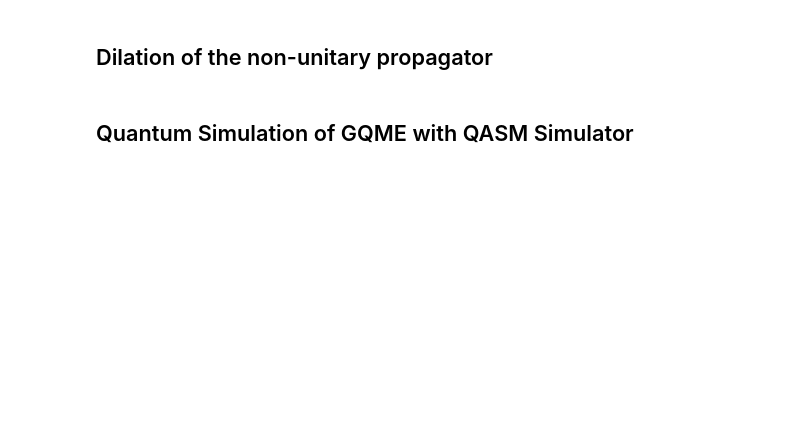
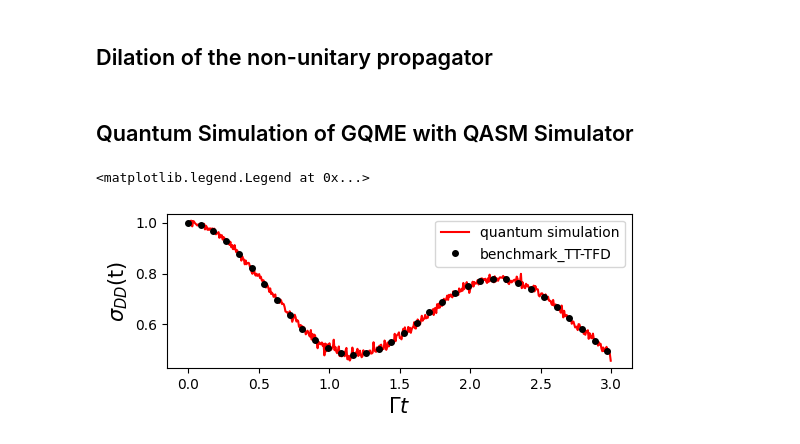
Before and after one commit to batistagroup/qflux, a Jupyter notebook: demos/tutorial/Part_IV.ipynb, the cells around one changed output. Saved outputs shown, nothing was run; the diff lists cells and outputs as text; code cells hidden in the pictures; blank space fills up the shorter version.

```diff
--- a/demos/tutorial/Part_IV.ipynb
+++ b/demos/tutorial/Part_IV.ipynb
@@ -168,7 +216,7 @@ if Is_run_dynamics:
 # %%
 def cal_F():
     #read the propagator data from files
-    timeVec,U = wr.read_superoper_array(pa.TIME_STEPS,"QFlux/GQME/U_Output/U_")
+    timeVec,U = wr.read_superoper_array(pa.TIME_STEPS,folder_path+"/qflux/GQME/U_Output/U_")
 
     F = np.zeros((pa.TIME_STEPS, pa.DOF_E_SQ, pa.DOF_E_SQ), dtype=np.complex128)
     Fdot = np.zeros((pa.TIME_STEPS, pa.DOF_E_SQ, pa.DOF_E_SQ), dtype=np.complex128)
@@ -258,7 +306,7 @@ for numIter in range(1, pa.MAX_ITERS + 1):
         print("Number of Iterations:", numIter, "\tVolterra time:", time.time() - START_TIME)
 
         # prints memory kernel to files
-        wr.output_superoper_array(timeVec,kernel,"QFlux/GQME/K_Output/K_")
+        wr.output_superoper_array(timeVec,kernel,folder_path+"/qflux/GQME/K_Output/K_")
 
         break # exits the iteration loop
 
@@ -344,7 +392,7 @@ def Calculatef(currentTime, memTime, kernel, sigma_array, kVec):
     return f_t
 # %%
 #read the memory kernel
-timeVec,kernel = wr.read_superoper_array(pa.TIME_STEPS,"QFlux/GQME/K_Output/K_")
+timeVec,kernel = wr.read_superoper_array(pa.TIME_STEPS,folder_path+"/qflux/GQME/K_Output/K_")
 
 # array for reduced density matrix elements
 sigma = np.zeros((pa.TIME_STEPS, pa.DOF_E_SQ), dtype=np.complex128)
@@ -366,7 +414,7 @@ for l in range(pa.TIME_STEPS - 1): # it propagates to the final time step
     sigma[l + 1] = sigma_hold.copy()
 
 # prints sigma to files
-wr.output_operator_array(timeVec, sigma, "QFlux/GQME/GQME_Output/Sigma_")
+wr.output_operator_array(timeVec, sigma, folder_path+"/qflux/GQME/GQME_Output/Sigma_")
 # %% [output]
 >>> Starting GQME propagation, memory time = 3.001659990105585
 0
@@ -394,7 +442,7 @@ plt.legend()
 ## Solving the GQME to get the propagator
 # %%
 #read the memory kernel
-timeVec,kernel = wr.read_superoper_array(pa.TIME_STEPS,"QFlux/GQME/K_Output/K_")
+timeVec,kernel = wr.read_superoper_array(pa.TIME_STEPS,folder_path+"/qflux/GQME/K_Output/K_")
 
 # array for Propagator superoperator elements
 G_prop = np.zeros((pa.TIME_STEPS, pa.DOF_E_SQ, pa.DOF_E_SQ), dtype=np.complex128)
@@ -496,11 +548,14 @@ for i in range(pa.TIME_STEPS):
     pop_accept.append(pop_a)  # Stacking the population for the acceptor state
 # %%
 # Read the exact TT-TFD results
-timeVec, sigma_tt_tfd = wr.read_operator_array(pa.TIME_STEPS,"QFlux/GQME/TTTFD_Output/TFDSigma_")
+timeVec, sigma_tt_tfd = wr.read_operator_array(pa.TIME_STEPS,folder_path+"/qflux/GQME/TTTFD_Output/TFDSigma_")
 # Plot the population of the donor and acceptor states
 plt.figure(figsize=(6,2))
 plt.plot(timeVec, pop_donor, 'r-', label="quantum simulation")
 plt.plot(timeVec, sigma_tt_tfd[:,0].real ,'ko', markersize=4, markevery=15, label='benchmark_TT-TFD')
 plt.xlabel('$\Gamma t$',fontsize=15)
 plt.ylabel('$\sigma_{DD}$(t)',fontsize=15)
 plt.legend(loc = 'upper right')
+# %% [output]
+<matplotlib.legend.Legend at 0x...>
+[figure, added]
```
Also changed, not shown: parts of 14 cells of this notebook, 1 other file.
